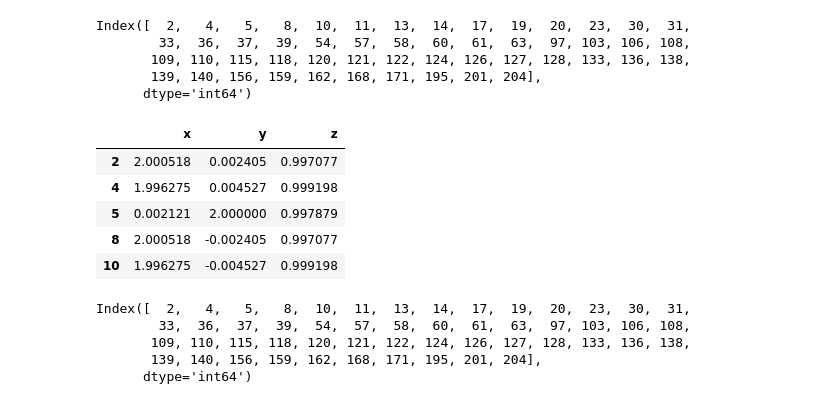
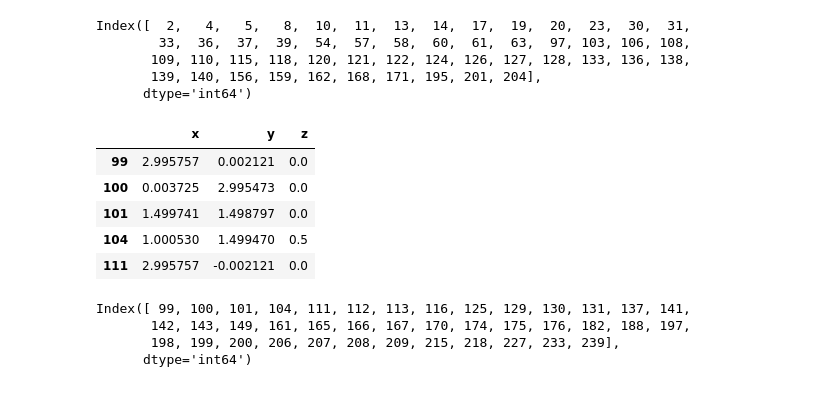
Before and after one commit to Umich-NASA-Big-Idea-Challenge/Speccing, a Jupyter notebook: Meshed_Calcs.ipynb, the cells around one changed output. Drawn from its saved outputs; the diff is of its cells as text; code cells hidden in the pictures.

```diff
--- a/Meshed_Calcs.ipynb
+++ b/Meshed_Calcs.ipynb
@@ -99,18 +104,17 @@ Index([  2,   4,   5,   8,  10,  11,  13,  14,  17,  19,  20,  23,  30,  31,
        139, 140, 156, 159, 162, 168, 171, 195, 201, 204],
       dtype='int64')
 # %%
-mid_bars = df.loc[df['z'] > 0.99]
+mid_nodes = df[(df['z'] == 0) | (df['z'] == 0.5) | (df['z'] == -0.5)]
 display(mid_bars.head())
 display(mid_bars.index)
 # %% [output]
 |  | x | y | z |
-| 2 | 2.000518 | 0.002405 | 0.997077 |
-| 4 | 1.996275 | 0.004527 | 0.999198 |
-| 5 | 0.002121 | 2.000000 | 0.997879 |
-| 8 | 2.000518 | -0.002405 | 0.997077 |
-| 10 | 1.996275 | -0.004527 | 0.999198 |
+| 99 | 2.995757 | 0.002121 | 0.0 |
+| 100 | 0.003725 | 2.995473 | 0.0 |
+| 101 | 1.499741 | 1.498797 | 0.0 |
+| 104 | 1.000530 | 1.499470 | 0.5 |
+| 111 | 2.995757 | -0.002121 | 0.0 |
-Index([  2,   4,   5,   8,  10,  11,  13,  14,  17,  19,  20,  23,  30,  31,
-        33,  36,  37,  39,  54,  57,  58,  60,  61,  63,  97, 103, 106, 108,
-       109, 110, 115, 118, 120, 121, 122, 124, 126, 127, 128, 133, 136, 138,
-       139, 140, 156, 159, 162, 168, 171, 195, 201, 204],
+Index([ 99, 100, 101, 104, 111, 112, 113, 116, 125, 129, 130, 131, 137, 141,
+       142, 143, 149, 161, 165, 166, 167, 170, 174, 175, 176, 182, 188, 197,
+       198, 199, 200, 206, 207, 208, 209, 215, 218, 227, 233, 239],
       dtype='int64')
```
Also changed, not shown: parts of 8 cells of this notebook, 2 other files.
